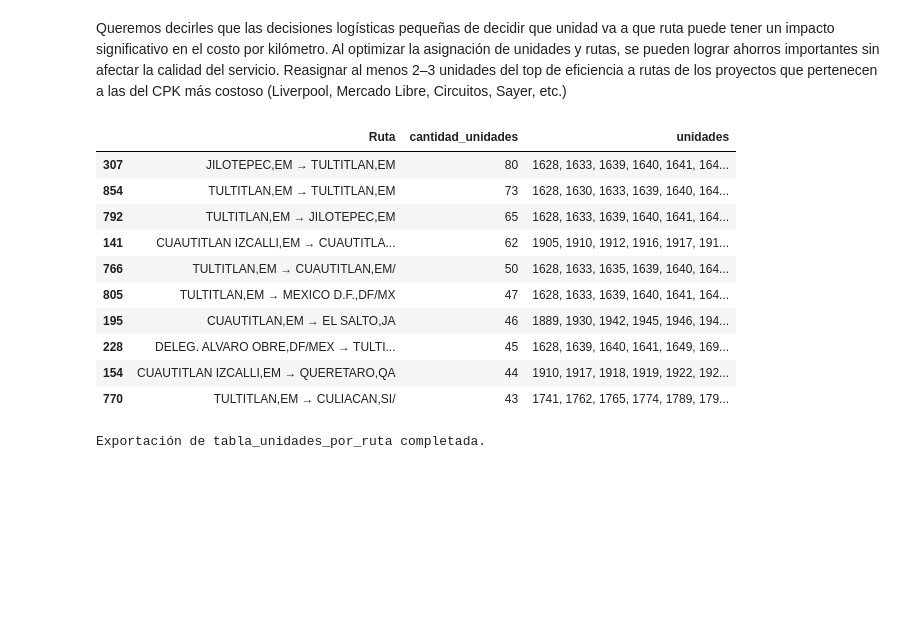
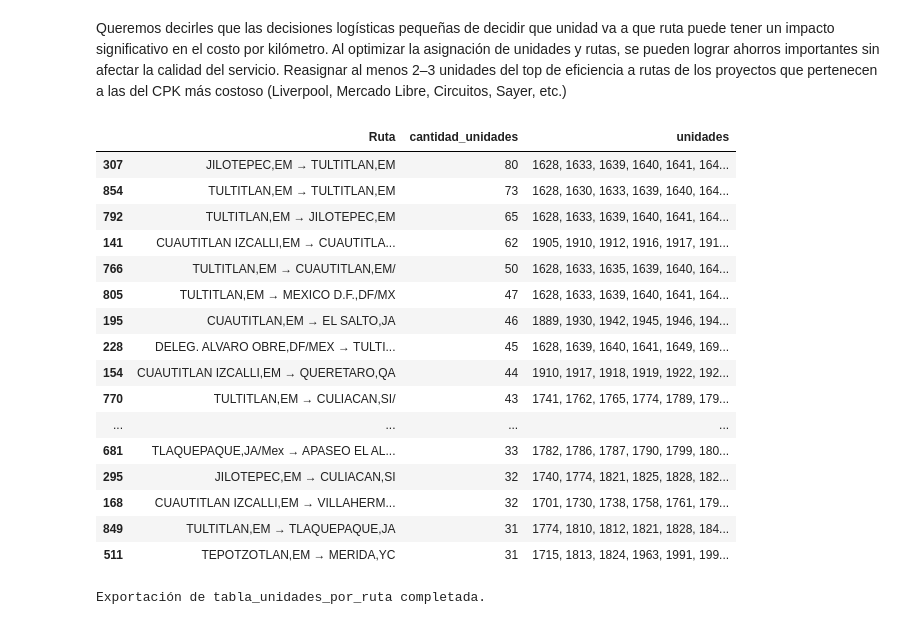
Before and after one commit to pomaremiliano/dashboard-datastorm, a Jupyter notebook: data/RecoleccionReto.ipynb, the cells around one changed output. Cells and saved outputs as stored; diff of their text form; code cells hidden in the pictures; blank space fills up the shorter version.

```diff
--- a/data/RecoleccionReto.ipynb
+++ b/data/RecoleccionReto.ipynb
@@ -1769,25 +1810,31 @@ Queremos decirles que las decisiones logísticas pequeñas de decidir que unidad
 # %%
 # Crear una tabla con la cantidad de unidades distintas por ruta y el listado de unidades que la recorrieron
 tabla_unidades_por_ruta = (
     df_merged.groupby("Ruta")["Unidad"]
     .agg(
         cantidad_unidades="nunique",
         unidades=lambda x: ", ".join(sorted(set(x)))
     )
     .reset_index()
     .sort_values(by="cantidad_unidades", ascending=False)
 )
 
-tabla_unidades_por_ruta.head(10)
+tabla_unidades_por_ruta.head(50)
 # %% [output]
 |  | Ruta | cantidad_unidades | unidades |
 | 307 | JILOTEPEC,EM → TULTITLAN,EM | 80 | 1628, 1633, 1639, 1640, 1641, 164... |
 | 854 | TULTITLAN,EM → TULTITLAN,EM | 73 | 1628, 1630, 1633, 1639, 1640, 164... |
 | 792 | TULTITLAN,EM → JILOTEPEC,EM | 65 | 1628, 1633, 1639, 1640, 1641, 164... |
 | 141 | CUAUTITLAN IZCALLI,EM → CUAUTITLA... | 62 | 1905, 1910, 1912, 1916, 1917, 191... |
 | 766 | TULTITLAN,EM → CUAUTITLAN,EM/ | 50 | 1628, 1633, 1635, 1639, 1640, 164... |
 | 805 | TULTITLAN,EM → MEXICO D.F.,DF/MX | 47 | 1628, 1633, 1639, 1640, 1641, 164... |
 | 195 | CUAUTITLAN,EM → EL SALTO,JA | 46 | 1889, 1930, 1942, 1945, 1946, 194... |
 | 228 | DELEG. ALVARO OBRE,DF/MEX → TULTI... | 45 | 1628, 1639, 1640, 1641, 1649, 169... |
 | 154 | CUAUTITLAN IZCALLI,EM → QUERETARO,QA | 44 | 1910, 1917, 1918, 1919, 1922, 192... |
 | 770 | TULTITLAN,EM → CULIACAN,SI/ | 43 | 1741, 1762, 1765, 1774, 1789, 179... |
+| ... | ... | ... | ... |
+| 681 | TLAQUEPAQUE,JA/Mex → APASEO EL AL... | 33 | 1782, 1786, 1787, 1790, 1799, 180... |
+| 295 | JILOTEPEC,EM → CULIACAN,SI | 32 | 1740, 1774, 1821, 1825, 1828, 182... |
+| 168 | CUAUTITLAN IZCALLI,EM → VILLAHERM... | 32 | 1701, 1730, 1738, 1758, 1761, 179... |
+| 849 | TULTITLAN,EM → TLAQUEPAQUE,JA | 31 | 1774, 1810, 1812, 1821, 1828, 184... |
+| 511 | TEPOTZOTLAN,EM → MERIDA,YC | 31 | 1715, 1813, 1824, 1963, 1991, 199... |
```
Also changed, not shown: parts of 13 cells of this notebook, 3 other files.
